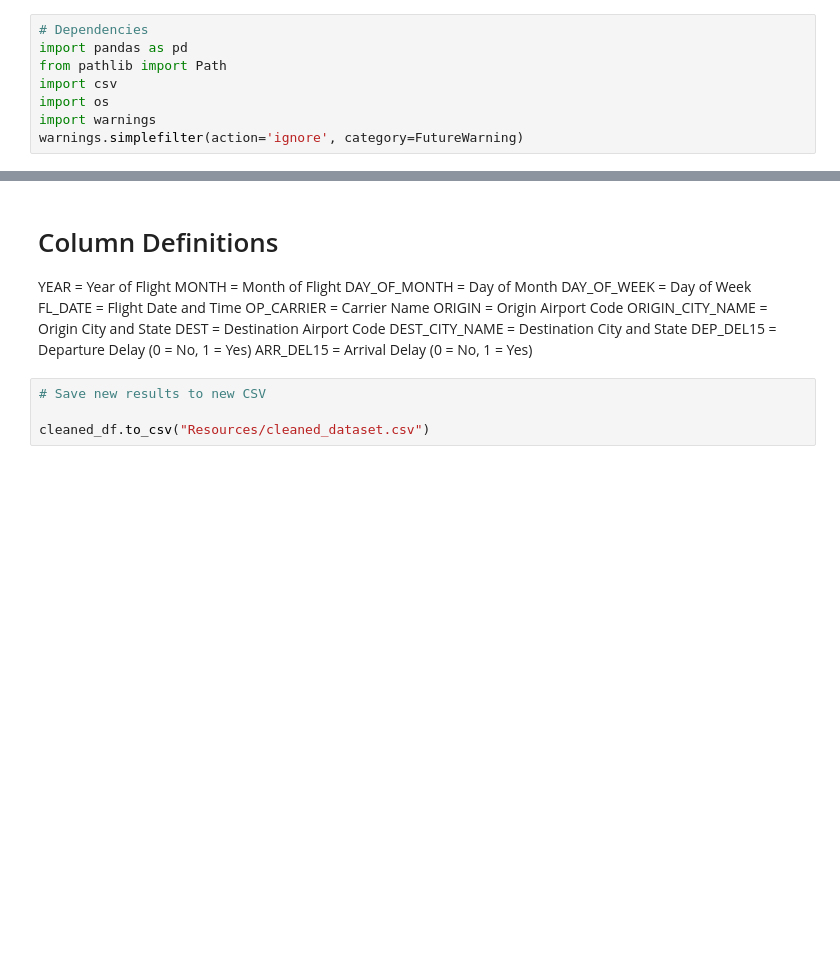
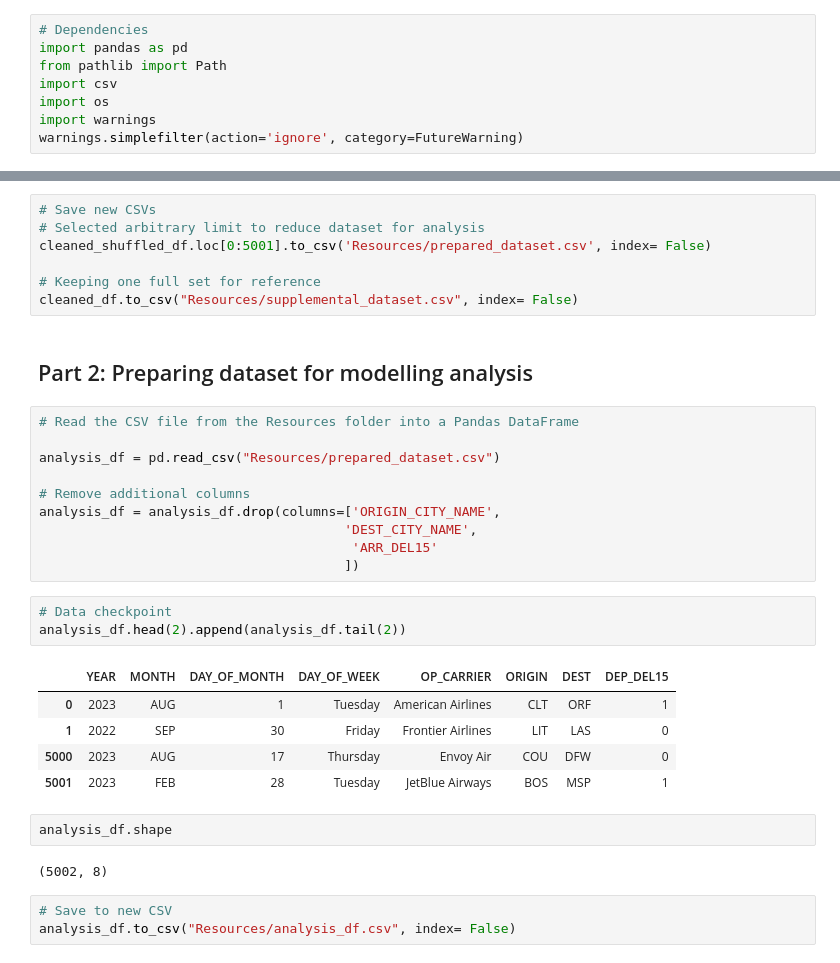
Before and after one commit to captainchicken2023/Predicting-Flight-Delays, a Jupyter notebook: cleaning_dataset.ipynb, the cells around one changed output, grey strips where cells are left out. Saved outputs shown, nothing was run; the diff lists cells and outputs as text; blank space fills up the shorter version.

```diff
--- a/cleaning_dataset.ipynb
+++ b/cleaning_dataset.ipynb
@@ -305,19 +326,35 @@ cleaned_df.head(2).append(cleaned_df.tail(2))
-# %% [markdown]
-# Column Definitions
-
-YEAR = Year of Flight
-MONTH = Month of Flight
-DAY_OF_MONTH = Day of Month
-DAY_OF_WEEK = Day of Week
-FL_DATE = Flight Date and Time
-OP_CARRIER = Carrier Name
-ORIGIN = Origin Airport Code
-ORIGIN_CITY_NAME = Origin City and State
-DEST = Destination Airport Code
-DEST_CITY_NAME = Destination City and State
-DEP_DEL15 = Departure Delay (0 = No, 1 = Yes)
-ARR_DEL15 = Arrival Delay (0 = No, 1 = Yes)
 # %%
-# Save new results to new CSV
+# Save new CSVs
+# Selected arbitrary limit to reduce dataset for analysis
+cleaned_shuffled_df.loc[0:5001].to_csv('Resources/prepared_dataset.csv', index= False)
 
-cleaned_df.to_csv("Resources/cleaned_dataset.csv")
+# Keeping one full set for reference
+cleaned_df.to_csv("Resources/supplemental_dataset.csv", index= False)
+# %% [markdown]
+## Part 2: Preparing dataset for modelling analysis
+# %%
+# Read the CSV file from the Resources folder into a Pandas DataFrame
+
+analysis_df = pd.read_csv("Resources/prepared_dataset.csv")
+
+# Remove additional columns
+analysis_df = analysis_df.drop(columns=['ORIGIN_CITY_NAME',
+                                       'DEST_CITY_NAME',
+                                        'ARR_DEL15'
+                                       ])
+# %%
+# Data checkpoint
+analysis_df.head(2).append(analysis_df.tail(2))
+# %% [output]
+|  | YEAR | MONTH | DAY_OF_MONTH | DAY_OF_WEEK | OP_CARRIER | ORIGIN | DEST | DEP_DEL15 |
+| 0 | 2023 | AUG | 1 | Tuesday | American Airlines | CLT | ORF | 1 |
+| 1 | 2022 | SEP | 30 | Friday | Frontier Airlines | LIT | LAS | 0 |
+| 5000 | 2023 | AUG | 17 | Thursday | Envoy Air | COU | DFW | 0 |
+| 5001 | 2023 | FEB | 28 | Tuesday | JetBlue Airways | BOS | MSP | 1 |
+# %%
+analysis_df.shape
+# %% [output]
+(5002, 8)
+# %%
+# Save to new CSV
+analysis_df.to_csv("Resources/analysis_df.csv", index= False)
```
Also changed, not shown: parts of 26 cells of this notebook, 3 other files.
